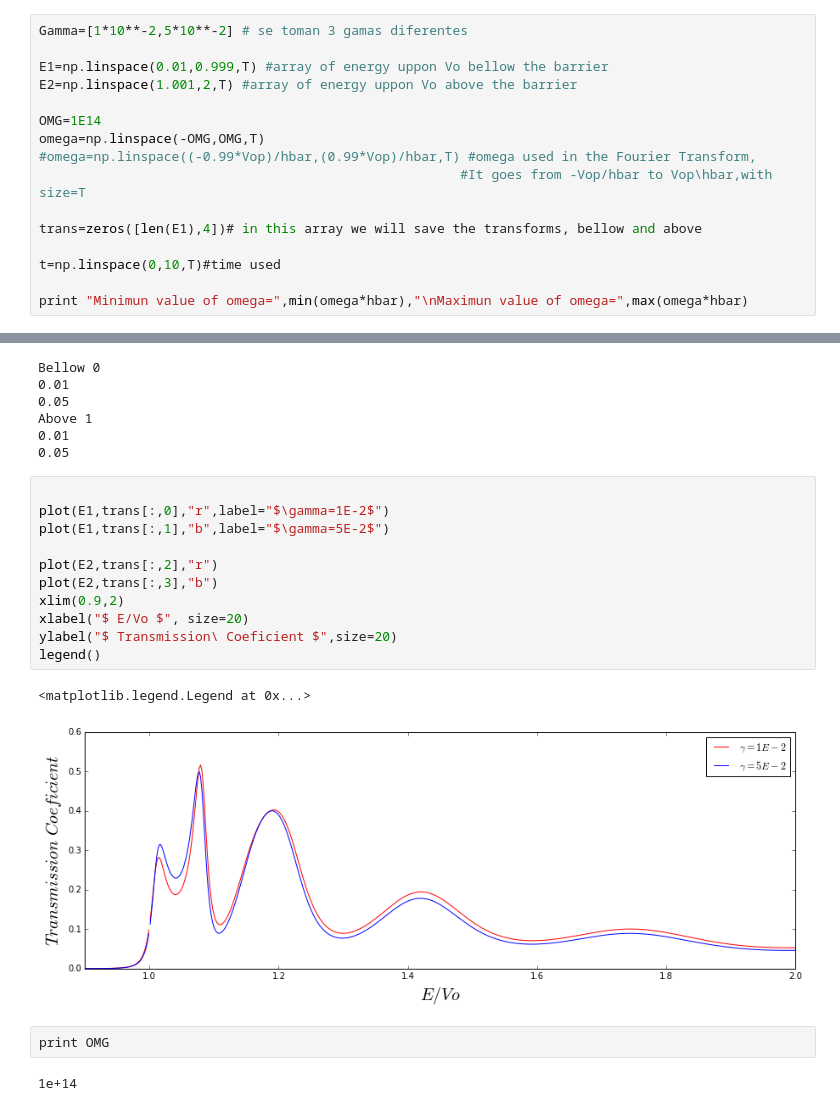
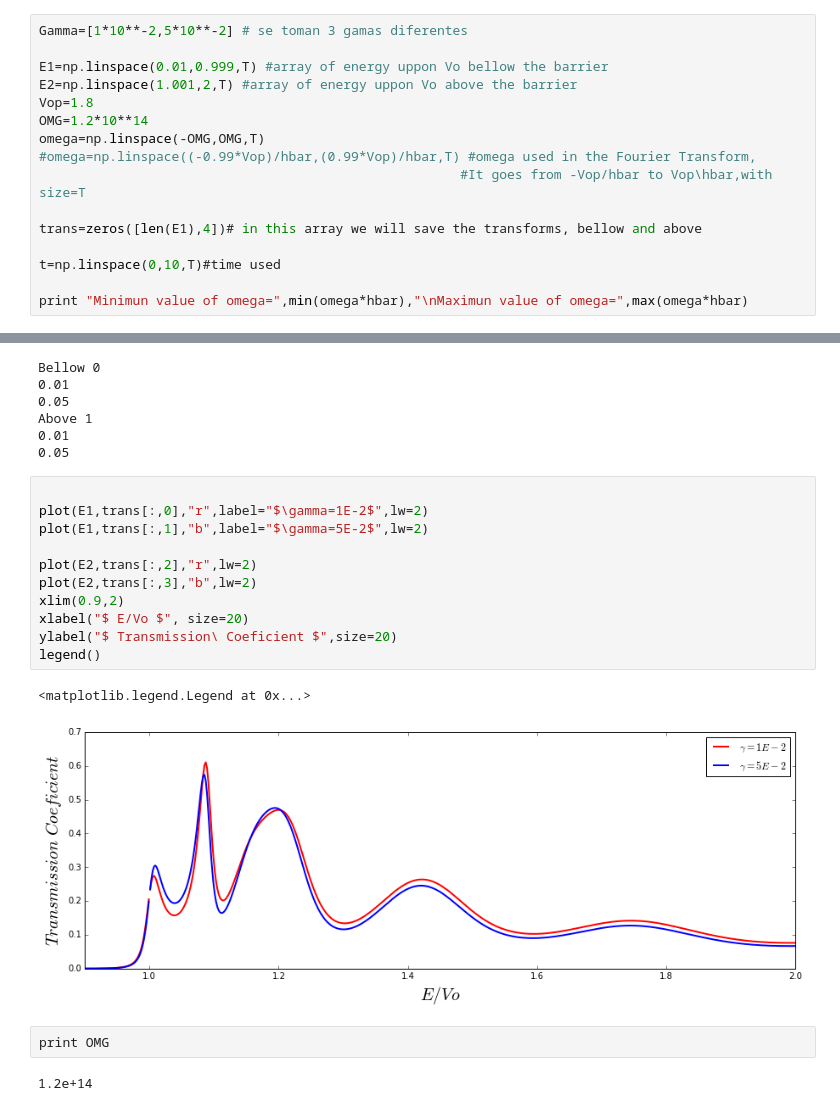
Before and after one commit to daniel-lozano/Thesis, a Jupyter notebook: Dissipation/Dissipation_Explained.ipynb, the cells around one changed output, grey strips where cells are left out. Cells and saved outputs as stored; diff of their text form.

```diff
--- a/Dissipation/Dissipation_Explained.ipynb
+++ b/Dissipation/Dissipation_Explained.ipynb
@@ -139,8 +141,8 @@ Gamma=[1*10**-2,5*10**-2] # se toman 3 gamas diferentes
 
 E1=np.linspace(0.01,0.999,T) #array of energy uppon Vo bellow the barrier
 E2=np.linspace(1.001,2,T) #array of energy uppon Vo above the barrier
-
-OMG=1E14
+Vop=1.8
+OMG=1.2*10**14
 omega=np.linspace(-OMG,OMG,T)
 #omega=np.linspace((-0.99*Vop)/hbar,(0.99*Vop)/hbar,T) #omega used in the Fourier Transform,
                                                       #It goes from -Vop/hbar to Vop\hbar,with size=T
@@ -201,19 +203,19 @@ Above 1
 0.05
 # %%
 
-plot(E1,trans[:,0],"r",label="$\gamma=1E-2$")
-plot(E1,trans[:,1],"b",label="$\gamma=5E-2$")
+plot(E1,trans[:,0],"r",label="$\gamma=1E-2$",lw=2)
+plot(E1,trans[:,1],"b",label="$\gamma=5E-2$",lw=2)
 
-plot(E2,trans[:,2],"r")
-plot(E2,trans[:,3],"b")
+plot(E2,trans[:,2],"r",lw=2)
+plot(E2,trans[:,3],"b",lw=2)
 xlim(0.9,2)
 xlabel("$ E/Vo $", size=20)
 ylabel("$ Transmission\ Coeficient $",size=20)
 legend()
 # %% [output]
 <matplotlib.legend.Legend at 0x...>
-[figure, old version]
+[figure, new version]
 # %%
 print OMG
 # %% [output]
-1e+14
+1.2e+14
```
Also changed, not shown: parts of 9 cells of this notebook.
